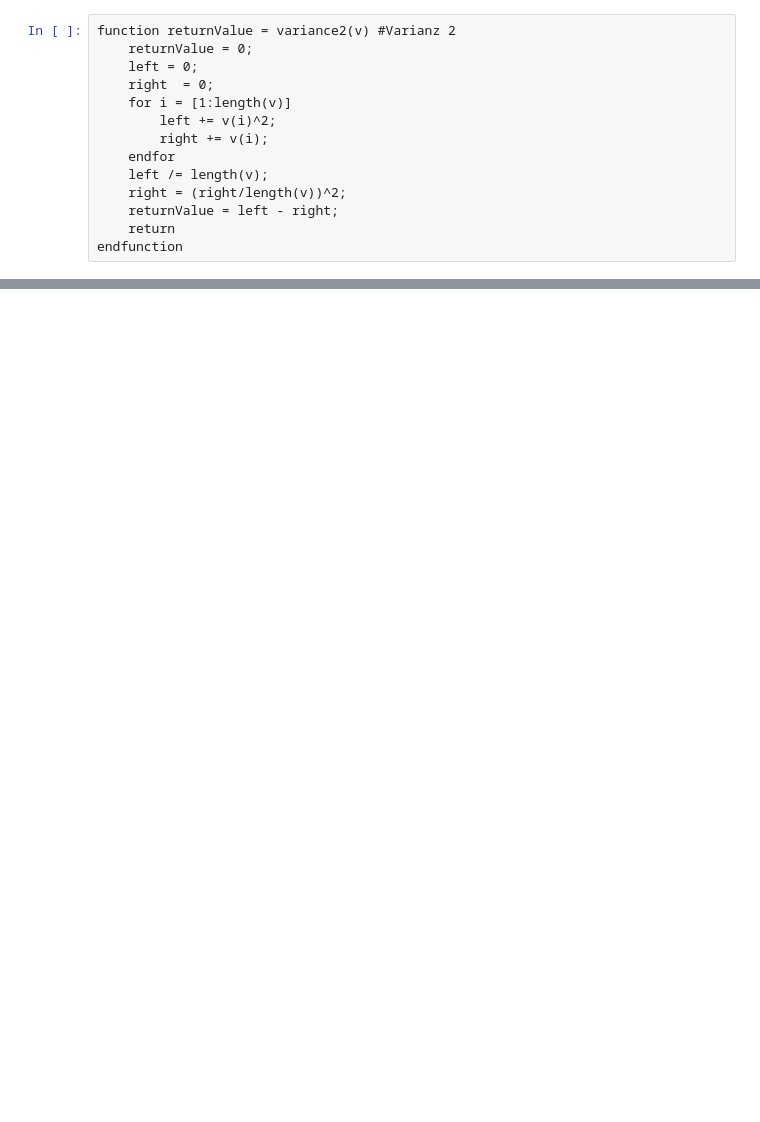
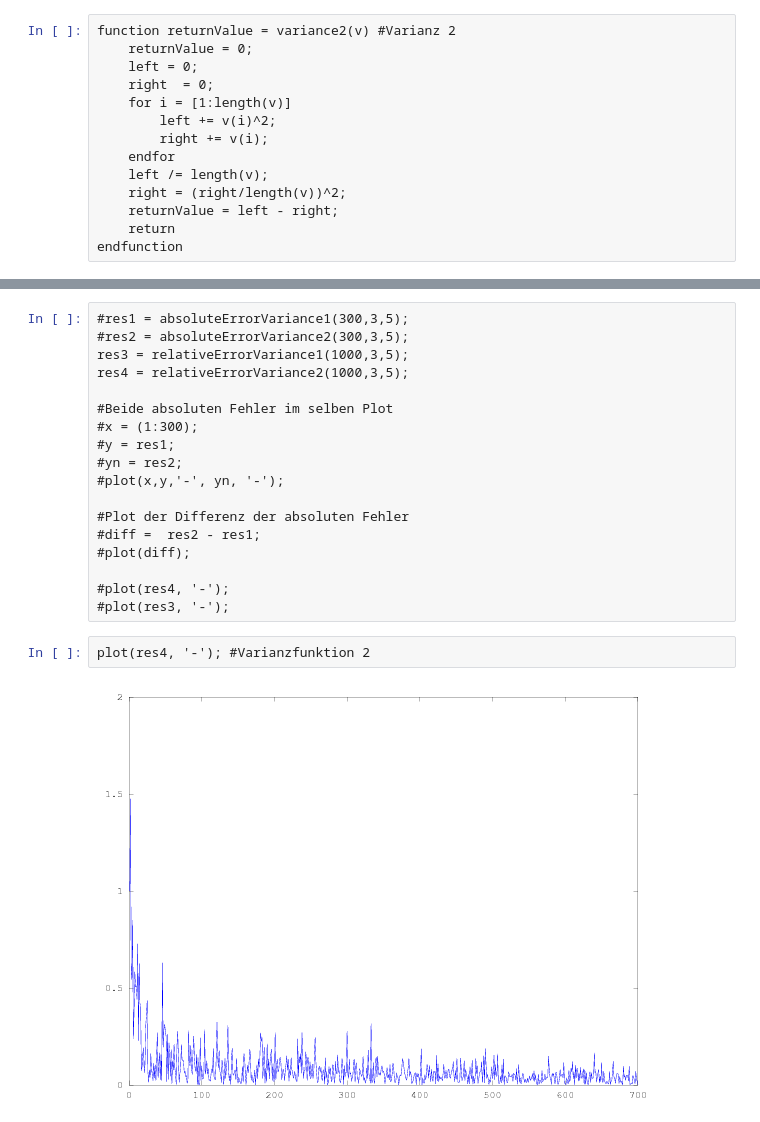
Before and after one commit to zoidberg77/num, a Jupyter notebook: UE2_Lorenz/UE2_Programme.ipynb, the cells around one changed output, grey strips where cells are left out. Drawn from its saved outputs; the diff is of its cells as text; blank space fills up the shorter version.

```diff
--- a/UE2_Lorenz/UE2_Programme.ipynb
+++ b/UE2_Lorenz/UE2_Programme.ipynb
@@ -67,0 +141,22 @@ printf('%.30f\n', variance1(v) - variance2(v)) #Zeig uns die Differenz
+# %%
+#res1 = absoluteErrorVariance1(300,3,5);
+#res2 = absoluteErrorVariance2(300,3,5);
+res3 = relativeErrorVariance1(1000,3,5);
+res4 = relativeErrorVariance2(1000,3,5);
+
+#Beide absoluten Fehler im selben Plot
+#x = (1:300);
+#y = res1;
+#yn = res2;
+#plot(x,y,'-', yn, '-');
+
+#Plot der Differenz der absoluten Fehler
+#diff =  res2 - res1;
+#plot(diff);
+
+#plot(res4, '-');
+#plot(res3, '-');
+# %%
+plot(res4, '-'); #Varianzfunktion 2
+# %% [output]
+[figure, added]
```
Also changed, not shown: parts of 19 cells of this notebook, 1 other file.
